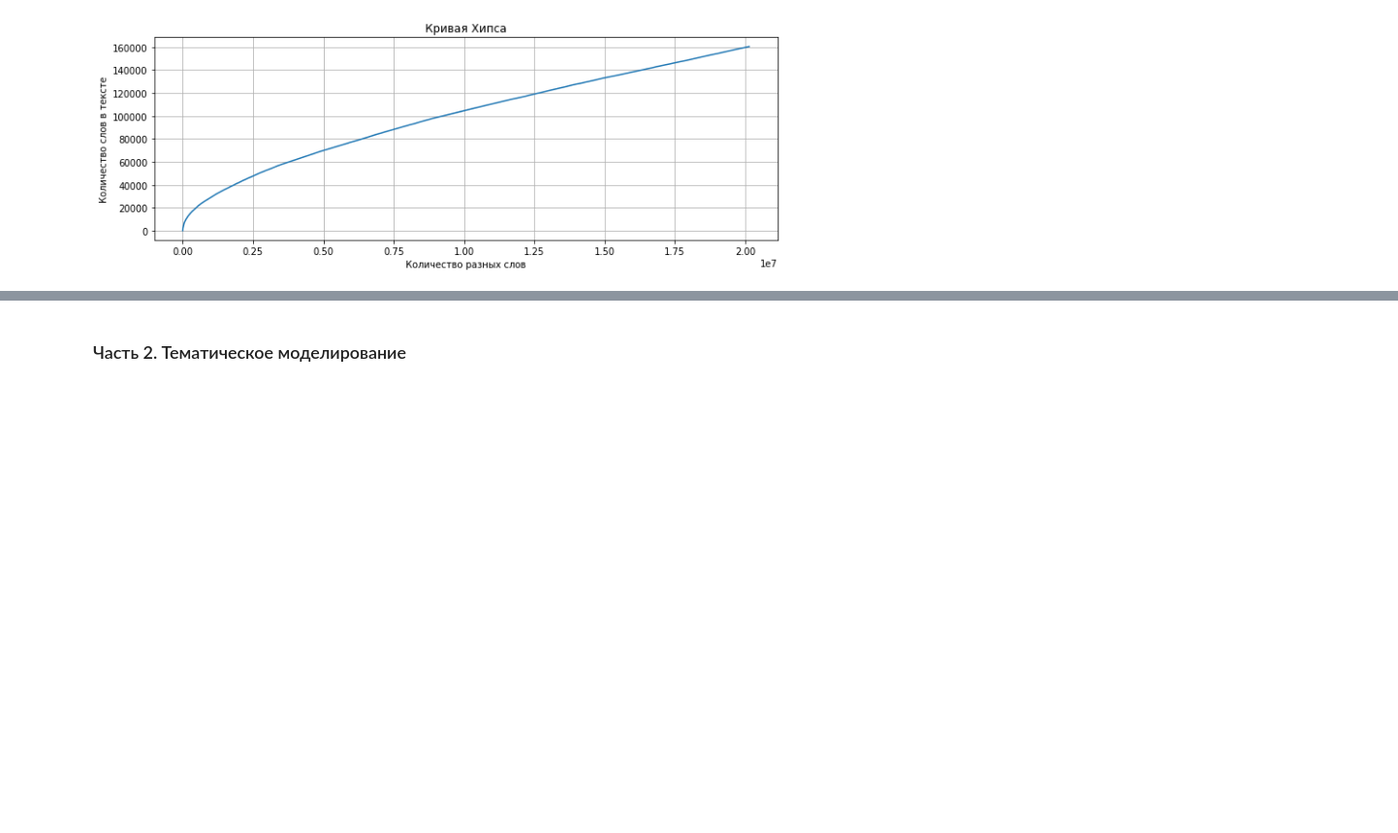
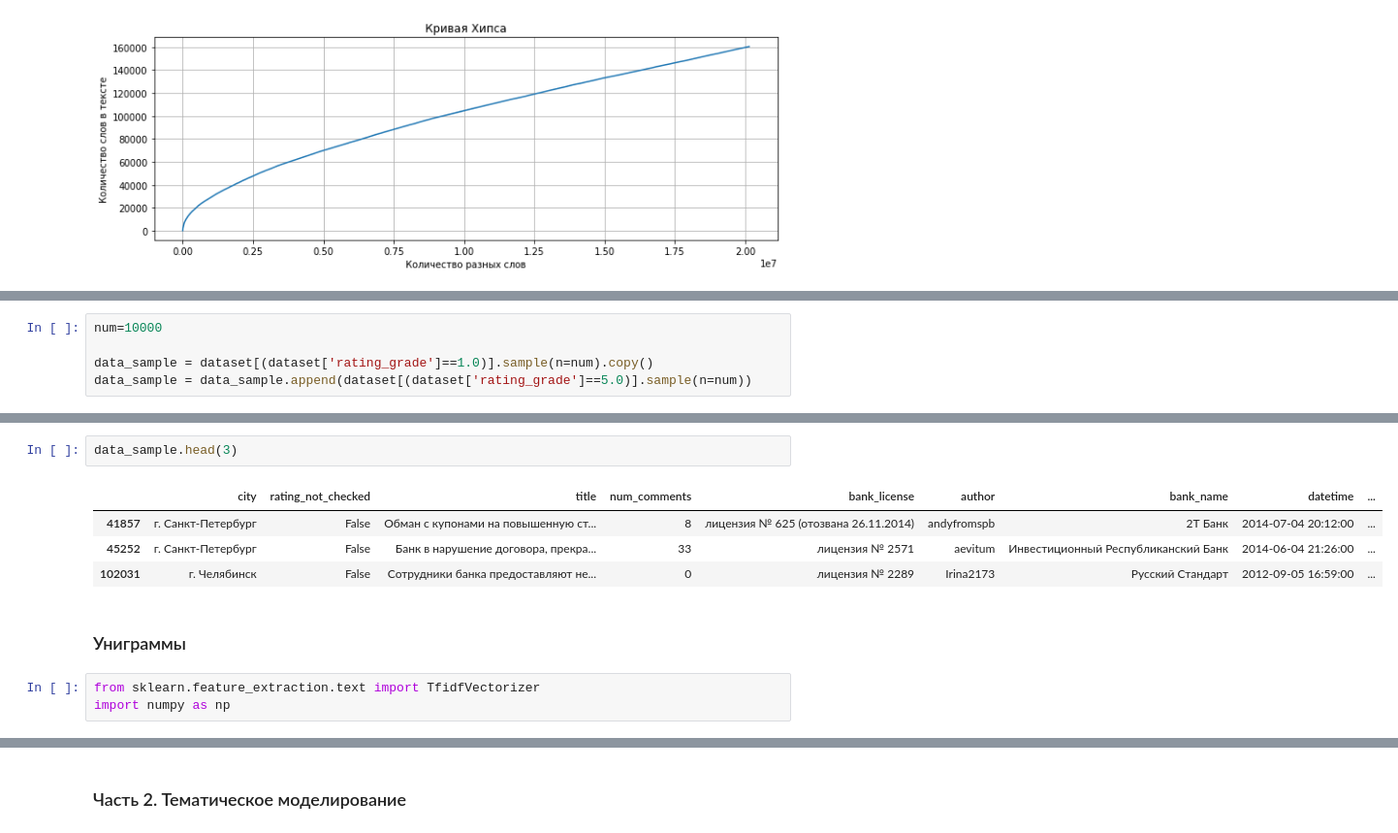
Before and after one commit to platypova/Netology_Data_Science, a Jupyter notebook: NLP/HW_1.ipynb, the cells around one changed output, grey strips where cells are left out. Shown at 97% size. Cells and saved outputs as stored; diff of their text form; blank space fills up the shorter version.

```diff
--- a/NLP/HW_1.ipynb
+++ b/NLP/HW_1.ipynb
@@ -501,0 +542,5 @@ plt.show()
+# %%
+num=10000
+
+data_sample = dataset[(dataset['rating_grade']==1.0)].sample(n=num).copy()
+data_sample = data_sample.append(dataset[(dataset['rating_grade']==5.0)].sample(n=num))
@@ -501,0 +558,12 @@ plt.show()
+# %%
+data_sample.head(3)
+# %% [output]
+|  | city | rating_not_checked | title | num_comments | bank_license | author | bank_name | datetime | ... |
+| 41857 | г. Санкт-Петербург | False | Обман с купонами на повышенную ст... | 8 | лицензия № 625 (отозвана 26.11.2014) | andyfromspb | 2Т Банк | 2014-07-04 20:12:00 | ... |
+| 45252 | г. Санкт-Петербург | False | Банк в нарушение договора, прекра... | 33 | лицензия № 2571 | aevitum | Инвестиционный Республиканский Банк | 2014-06-04 21:26:00 | ... |
+| 102031 | г. Челябинск | False | Сотрудники банка предоставляют не... | 0 | лицензия № 2289 | Irina2173 | Русский Стандарт | 2012-09-05 16:59:00 | ... |
+# %% [markdown]
+### Униграммы
+# %%
+from sklearn.feature_extraction.text import TfidfVectorizer
+import numpy as np
```
Also changed, not shown: parts of 80 cells of this notebook.
